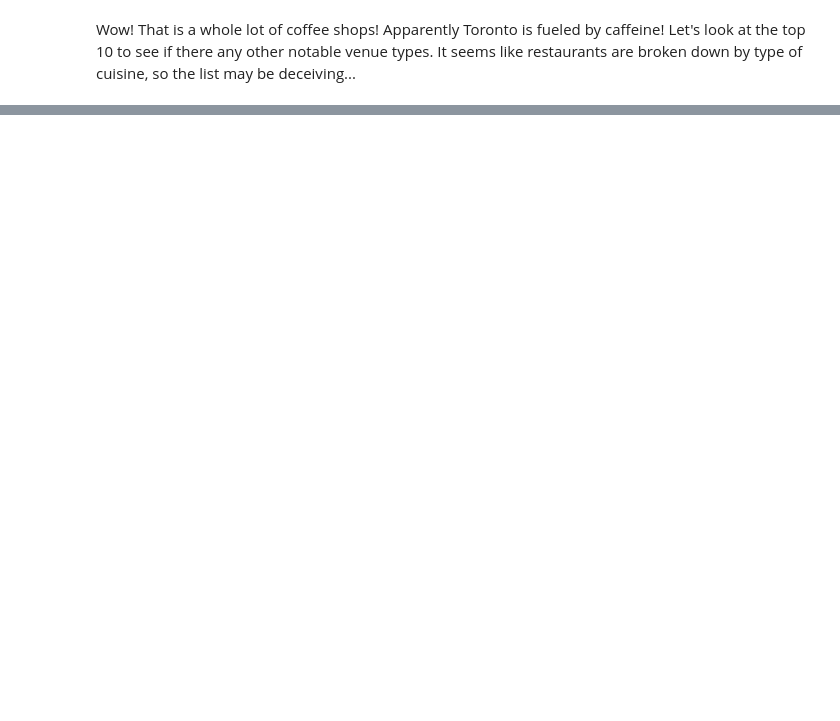
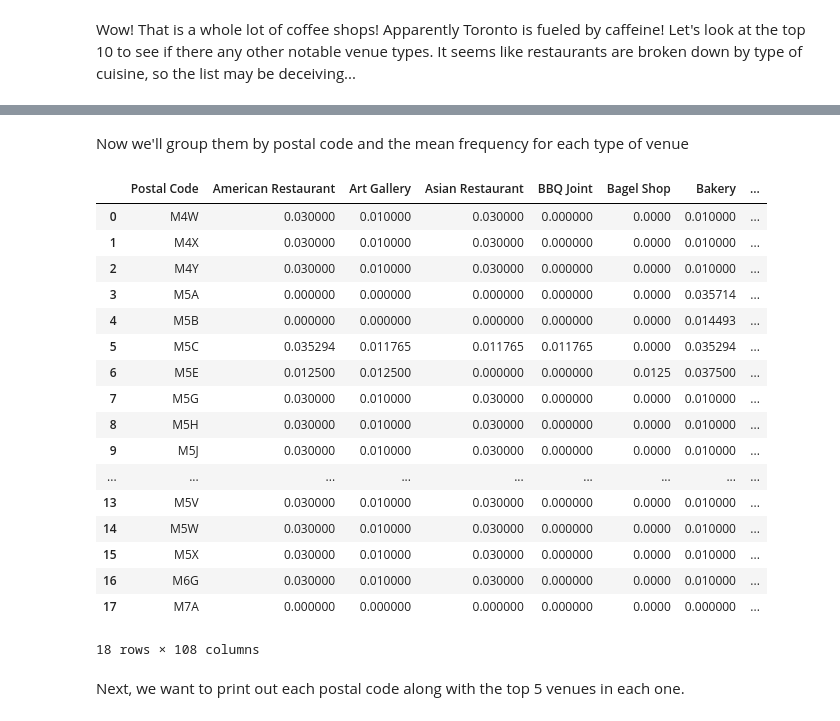
Before and after one commit to tylerkkp/Coursera_Capstone, a Jupyter notebook: ds_capstone_wk3.ipynb, the cells around one changed output, grey strips where cells are left out. Cells and saved outputs as stored; diff of their text form; code cells hidden in the pictures; blank space fills up the shorter version.

```diff
--- a/ds_capstone_wk3.ipynb
+++ b/ds_capstone_wk3.ipynb
@@ -344,0 +418,12 @@ Alright now we're getting a clearer picture. Even if we do not count 'Coffee Sho
+# %%
+# one hot encoding
+dt_onehot = pd.get_dummies(dt_venues[['Venue Category']], prefix="", prefix_sep="")
+
+# add postal code column back to dataframe
+dt_onehot['Postal Code'] = dt_venues['Postal Code']
+
+# move neighborhood column to the first column
+fixed_columns = [dt_onehot.columns[-1]] + list(dt_onehot.columns[:-1])
+dt_onehot = dt_onehot[fixed_columns]
+
+dt_onehot.head()
@@ -344,0 +438,26 @@ Alright now we're getting a clearer picture. Even if we do not count 'Coffee Sho
+# %% [markdown]
+Now we'll group them by postal code and the mean frequency for each type of venue
+# %%
+dt_grouped = dt_onehot.groupby('Postal Code').mean().reset_index()
+dt_grouped
+# %% [output]
+|  | Postal Code | American Restaurant | Art Gallery | Asian Restaurant | BBQ Joint | Bagel Shop | Bakery | ... |
+| 0 | M4W | 0.030000 | 0.010000 | 0.030000 | 0.000000 | 0.0000 | 0.010000 | ... |
+| 1 | M4X | 0.030000 | 0.010000 | 0.030000 | 0.000000 | 0.0000 | 0.010000 | ... |
+| 2 | M4Y | 0.030000 | 0.010000 | 0.030000 | 0.000000 | 0.0000 | 0.010000 | ... |
+| 3 | M5A | 0.000000 | 0.000000 | 0.000000 | 0.000000 | 0.0000 | 0.035714 | ... |
+| 4 | M5B | 0.000000 | 0.000000 | 0.000000 | 0.000000 | 0.0000 | 0.014493 | ... |
+| 5 | M5C | 0.035294 | 0.011765 | 0.011765 | 0.011765 | 0.0000 | 0.035294 | ... |
+| 6 | M5E | 0.012500 | 0.012500 | 0.000000 | 0.000000 | 0.0125 | 0.037500 | ... |
+| 7 | M5G | 0.030000 | 0.010000 | 0.030000 | 0.000000 | 0.0000 | 0.010000 | ... |
+| 8 | M5H | 0.030000 | 0.010000 | 0.030000 | 0.000000 | 0.0000 | 0.010000 | ... |
+| 9 | M5J | 0.030000 | 0.010000 | 0.030000 | 0.000000 | 0.0000 | 0.010000 | ... |
+| ... | ... | ... | ... | ... | ... | ... | ... | ... |
+| 13 | M5V | 0.030000 | 0.010000 | 0.030000 | 0.000000 | 0.0000 | 0.010000 | ... |
+| 14 | M5W | 0.030000 | 0.010000 | 0.030000 | 0.000000 | 0.0000 | 0.010000 | ... |
+| 15 | M5X | 0.030000 | 0.010000 | 0.030000 | 0.000000 | 0.0000 | 0.010000 | ... |
+| 16 | M6G | 0.030000 | 0.010000 | 0.030000 | 0.000000 | 0.0000 | 0.010000 | ... |
+| 17 | M7A | 0.000000 | 0.000000 | 0.000000 | 0.000000 | 0.0000 | 0.000000 | ... |
+18 rows × 108 columns
+# %% [markdown]
+Next, we want to print out each postal code along with the top 5 venues in each one.
```
Also changed, not shown: parts of 33 cells of this notebook.
